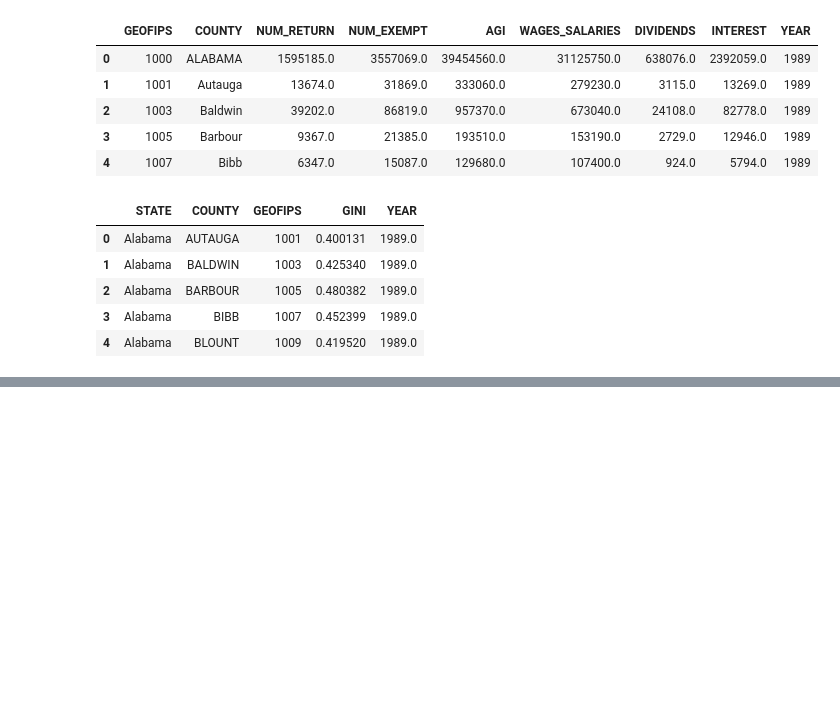
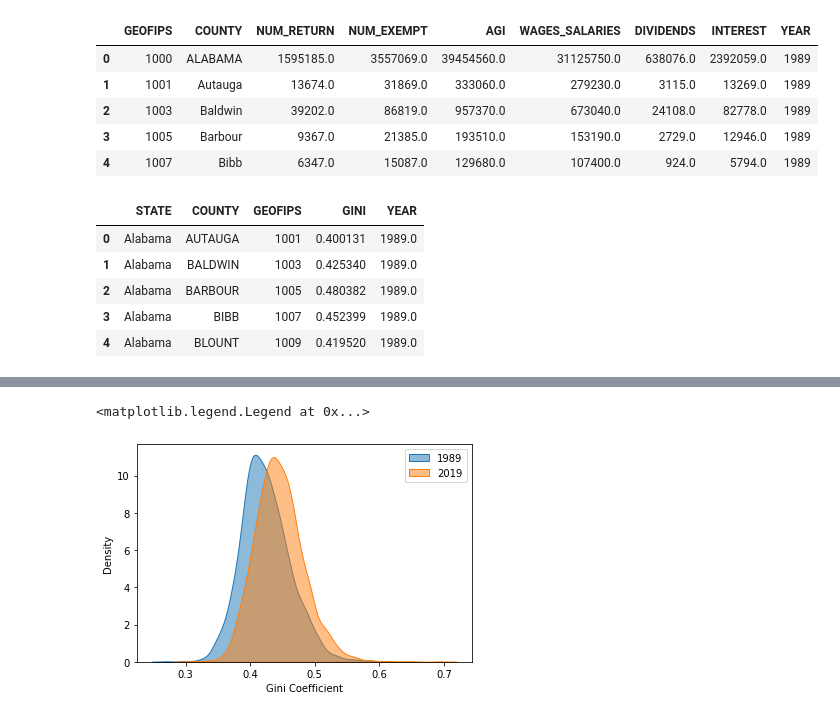
Before and after one commit to oooyiyangc/econ-honor-thesis, a Jupyter notebook: analysis/build/data-cleaning/prepare_panel.ipynb, the cells around one changed output, grey strips where cells are left out. Drawn from its saved outputs; the diff is of its cells as text; code cells hidden in the pictures; blank space fills up the shorter version.

```diff
--- a/analysis/build/data-cleaning/prepare_panel.ipynb
+++ b/analysis/build/data-cleaning/prepare_panel.ipynb
@@ -74,0 +72,8 @@ merged_complete
+# %%
+sns.kdeplot(merged_complete[merged_complete["YEAR"] == 1989]["GINI"], label="1989", fill=True, alpha=0.5)
+sns.kdeplot(merged_complete[merged_complete["YEAR"] == 2019]["GINI"], label="2019", fill=True, alpha=0.5)
+plt.xlabel("Gini Coefficient")
+plt.legend()
+# %% [output]
+<matplotlib.legend.Legend at 0x...>
+[figure, added]
```
Also changed, not shown: parts of 5 cells of this notebook, 2 other files.
